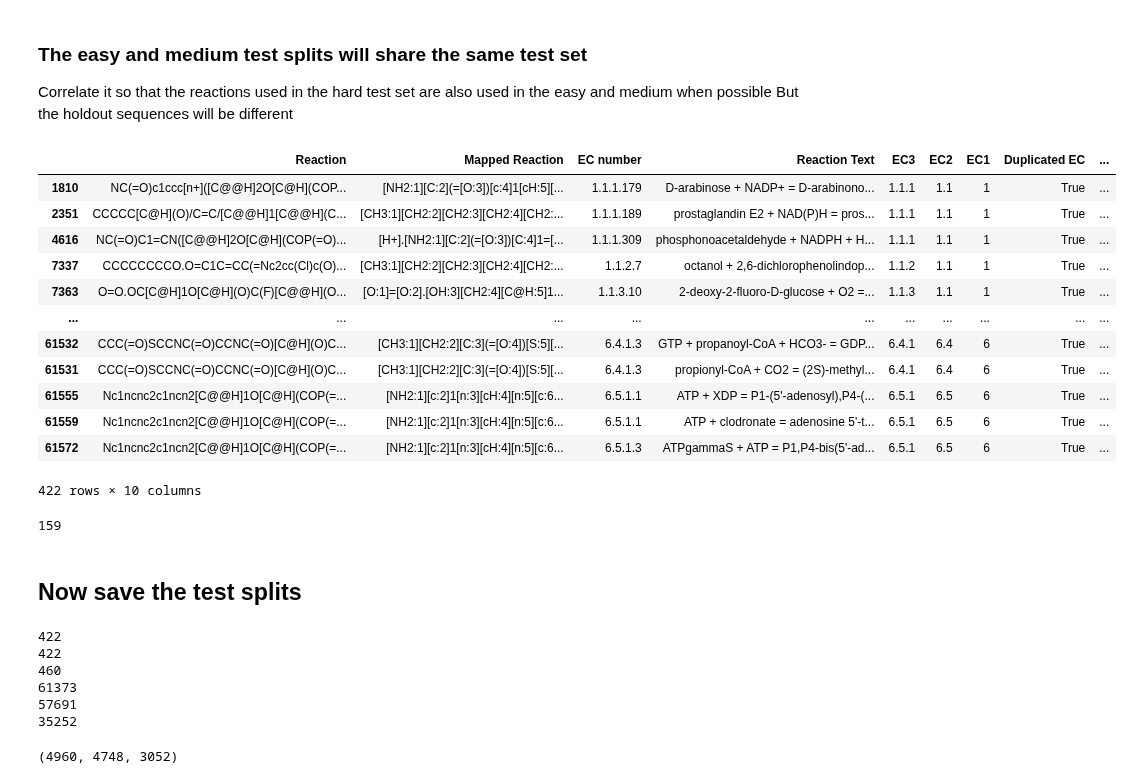
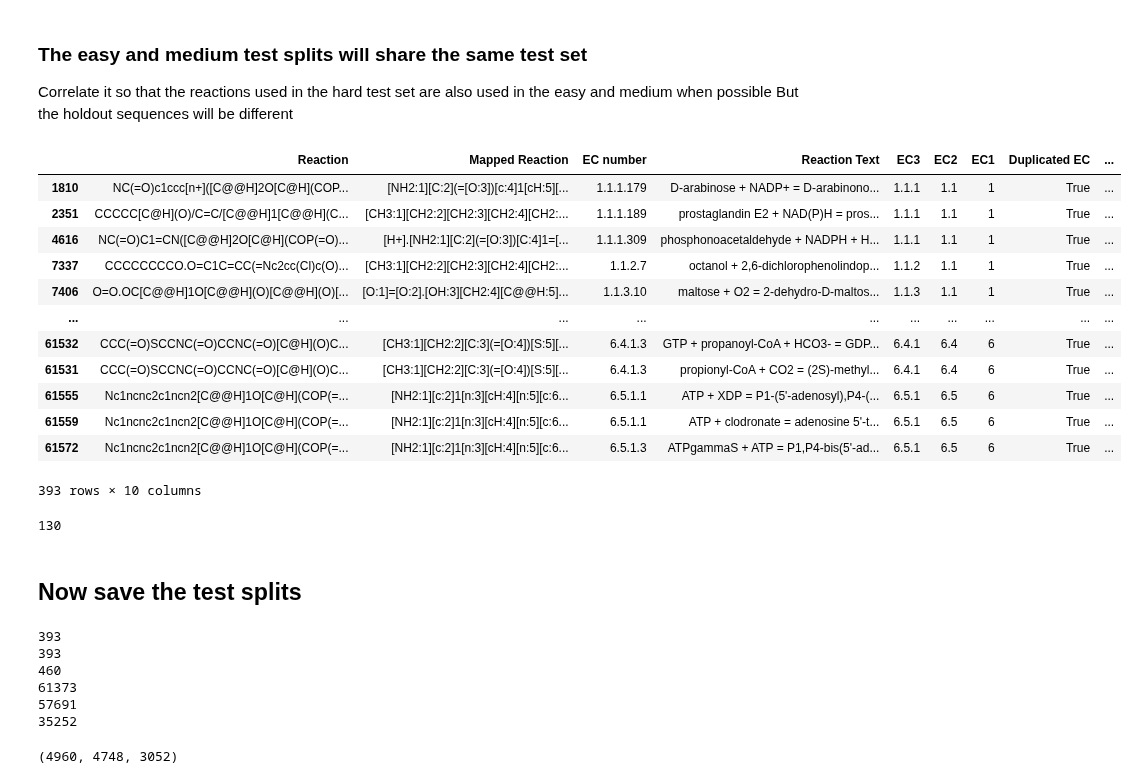
Before and after one commit to jsunn-y/CARE, a Jupyter notebook: generate_datasets_splits/splitting_task2.ipynb, the cells around one changed output. Saved outputs shown, nothing was run; the diff lists cells and outputs as text; code cells hidden in the pictures.

Commit message:
updated task 2 splitting to remove duplicate reactions

```diff
--- a/generate_datasets_splits/splitting_task2.ipynb
+++ b/generate_datasets_splits/splitting_task2.ipynb
@@ -171,47 +171,50 @@ random.seed(42)
 #remove the EC3s that were selected for the hard test
 EC_df_nothard = EC_df[~EC_df['EC3'].isin(EC3s_hard)]
 
 #sample a random one from each EC
 EC_df_selected = EC_df_nothard.groupby('EC3').sample(1)
 ECs = EC_df_selected['EC number'].values
 
 filtered = unique_reactions_multiple_ec[unique_reactions_multiple_ec['EC number'].isin(ECs)]
 np.random.seed(42)
 random.seed(42)
 #easy_medium_test1 = filtered.groupby('EC number').sample(1)
 easy_medium_test1 = filtered.groupby('EC number').sample(3, replace=True)
 easy_medium_test1 = easy_medium_test1.drop_duplicates(subset='Reaction')
 
 #take the EC3s from the hard test append them to the easy/medium test
 hard_test['EC3'] = hard_test['EC number'].str.split('.').str[:3].str.join('.')
 np.random.seed(42)
 random.seed(42)
 #easy_medium_test2 = hard_test.groupby('EC3').sample(1)
 easy_medium_test2 = hard_test.groupby('EC3').sample(3, replace=True)
+easy_medium_test2 = easy_medium_test2.drop_duplicates(subset='Reaction')
 easy_medium_test2
 
 easy_medium_test = pd.concat([easy_medium_test1, easy_medium_test2]).sort_values('EC number')
+easy_medium_test = easy_medium_test.drop_duplicates(subset='Reaction')
+
 easy_medium_test
 # %% [output]
 |  | Reaction | Mapped Reaction | EC number | Reaction Text | EC3 | EC2 | EC1 | Duplicated EC | ... |
 | 1810 | NC(=O)c1ccc[n+]([C@@H]2O[C@H](COP... | [NH2:1][C:2](=[O:3])[c:4]1[cH:5][... | 1.1.1.179 | D-arabinose + NADP+ = D-arabinono... | 1.1.1 | 1.1 | 1 | True | ... |
 | 2351 | CCCCC[C@H](O)/C=C/[C@@H]1[C@@H](C... | [CH3:1][CH2:2][CH2:3][CH2:4][CH2:... | 1.1.1.189 | prostaglandin E2 + NAD(P)H = pros... | 1.1.1 | 1.1 | 1 | True | ... |
 | 4616 | NC(=O)C1=CN([C@@H]2O[C@H](COP(=O)... | [H+].[NH2:1][C:2](=[O:3])[C:4]1=[... | 1.1.1.309 | phosphonoacetaldehyde + NADPH + H... | 1.1.1 | 1.1 | 1 | True | ... |
 | 7337 | CCCCCCCCO.O=C1C=CC(=Nc2cc(Cl)c(O)... | [CH3:1][CH2:2][CH2:3][CH2:4][CH2:... | 1.1.2.7 | octanol + 2,6-dichlorophenolindop... | 1.1.2 | 1.1 | 1 | True | ... |
-| 7363 | O=O.OC[C@H]1O[C@H](O)C(F)[C@@H](O... | [O:1]=[O:2].[OH:3][CH2:4][C@H:5]1... | 1.1.3.10 | 2-deoxy-2-fluoro-D-glucose + O2 =... | 1.1.3 | 1.1 | 1 | True | ... |
+| 7406 | O=O.OC[C@@H]1O[C@@H](O)[C@@H](O)[... | [O:1]=[O:2].[OH:3][CH2:4][C@@H:5]... | 1.1.3.10 | maltose + O2 = 2-dehydro-D-maltos... | 1.1.3 | 1.1 | 1 | True | ... |
 | ... | ... | ... | ... | ... | ... | ... | ... | ... | ... |
 | 61532 | CCC(=O)SCCNC(=O)CCNC(=O)[C@H](O)C... | [CH3:1][CH2:2][C:3](=[O:4])[S:5][... | 6.4.1.3 | GTP + propanoyl-CoA + HCO3- = GDP... | 6.4.1 | 6.4 | 6 | True | ... |
 | 61531 | CCC(=O)SCCNC(=O)CCNC(=O)[C@H](O)C... | [CH3:1][CH2:2][C:3](=[O:4])[S:5][... | 6.4.1.3 | propionyl-CoA + CO2 = (2S)-methyl... | 6.4.1 | 6.4 | 6 | True | ... |
 | 61555 | Nc1ncnc2c1ncn2[C@@H]1O[C@H](COP(=... | [NH2:1][c:2]1[n:3][cH:4][n:5][c:6... | 6.5.1.1 | ATP + XDP = P1-(5'-adenosyl),P4-(... | 6.5.1 | 6.5 | 6 | True | ... |
 | 61559 | Nc1ncnc2c1ncn2[C@@H]1O[C@H](COP(=... | [NH2:1][c:2]1[n:3][cH:4][n:5][c:6... | 6.5.1.1 | ATP + clodronate = adenosine 5'-t... | 6.5.1 | 6.5 | 6 | True | ... |
 | 61572 | Nc1ncnc2c1ncn2[C@@H]1O[C@H](COP(=... | [NH2:1][c:2]1[n:3][cH:4][n:5][c:6... | 6.5.1.3 | ATPgammaS + ATP = P1,P4-bis(5'-ad... | 6.5.1 | 6.5 | 6 | True | ... |
-422 rows × 10 columns
+393 rows × 10 columns
 # %%
 #check to make sure some of them are in the hard set
 #show only ten rows
 len(easy_medium_test[easy_medium_test['Reaction'].isin(hard_test['Reaction'])])
 # %% [output]
-159
+130
 # %% [markdown]
 ## Now save the test splits
 # %%
@@ -230,8 +233,8 @@ reaction2EC_hard_train.to_csv('../splits/task2/hard_reaction_train.csv', index=F
 for set in [easy_medium_test, easy_medium_test, hard_test,reaction2EC_easy_train, reaction2EC_medium_train, reaction2EC_hard_train]:
     print(len(set))
 # %% [output]
-422
-422
+393
+393
 460
 61373
 57691
```
Also changed, not shown: 3 other files.
